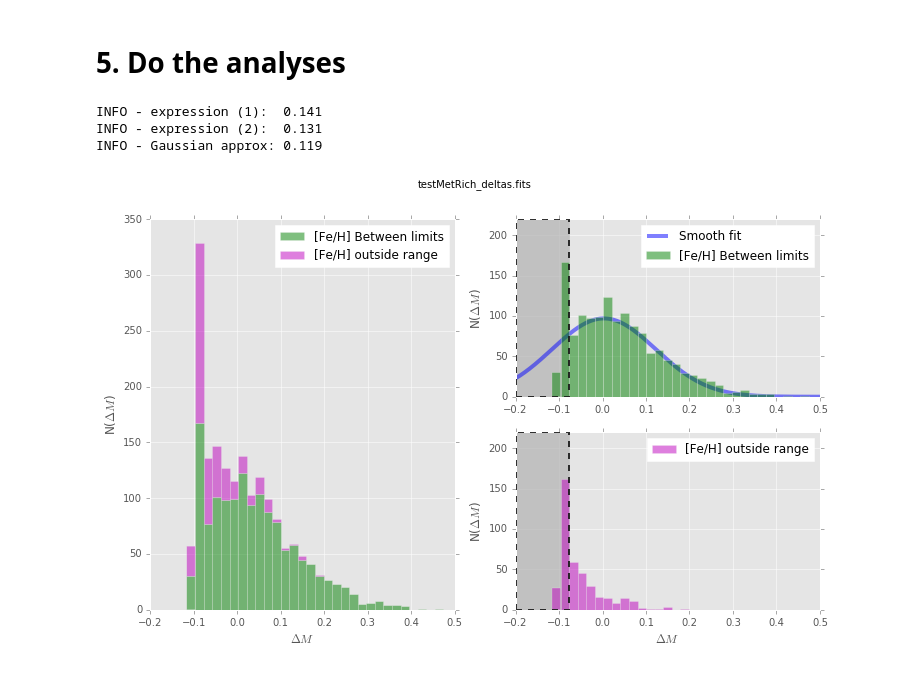
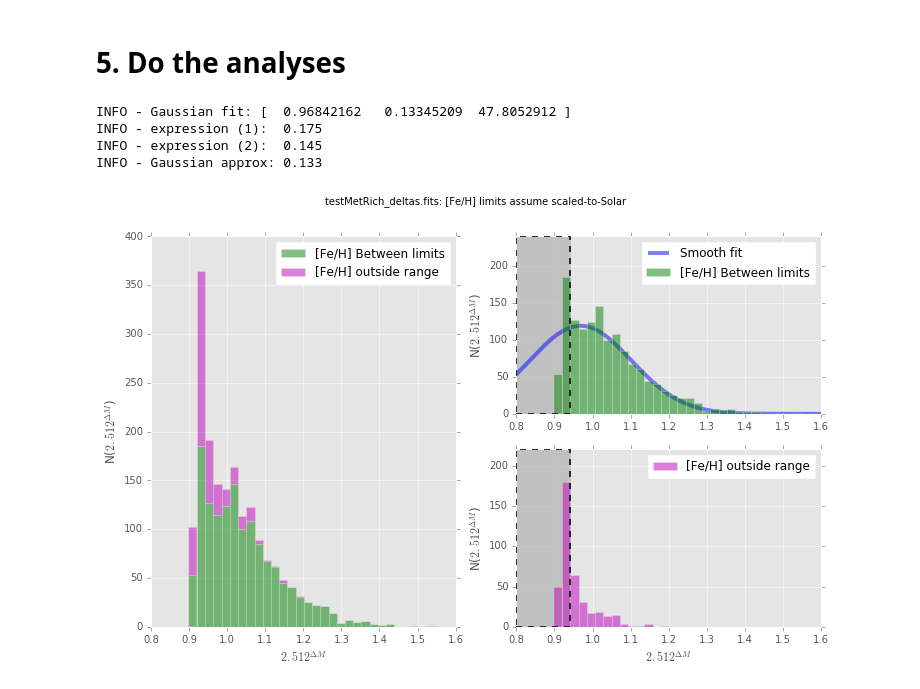
Before and after one commit to willclarkson/bastiTest, a Jupyter notebook: notebooks/2017-09-09_mitigateDeltaWrap.ipynb, the cells around one changed output. Cells and saved outputs as stored; diff of their text form; code cells hidden in the pictures.

Commit message:
More test-cases; can now assess in flux as well as magnitude

```diff
--- a/notebooks/2017-09-09_mitigateDeltaWrap.ipynb
+++ b/notebooks/2017-09-09_mitigateDeltaWrap.ipynb
@@ -82,7 +82,10 @@ def findVarianceSymm(tDeltas, limitColumn='fehSel', valuColumn='deltaMag', \
                     showFigure=False, \
                     alphaAvoid = 0.7, \
                     showExclude=True, \
-                    sLabelLim=r'[Fe/H]', sTitle=''):
+                    sLabelLim=r'[Fe/H]', \
+                     sTitle='', \
+                    asFlux=False, \
+                    Verbose=True):
 
     """Method that wraps the cell-by-cell analysis we did in v1 of this notebook"""
 
@@ -96,6 +99,10 @@ def findVarianceSymm(tDeltas, limitColumn='fehSel', valuColumn='deltaMag', \
 
     # Produce the pieces we'll need to compute and draw the histogram
     vDeltas = tDeltas[valuColumn]
+
+    if asFlux:
+        vDeltas = 2.512**vDeltas
+
     xRange = [np.min(vDeltas), np.max(vDeltas)]
 
     # compare the mean and median to decide which "bad" case we have here
@@ -137,6 +144,9 @@ def findVarianceSymm(tDeltas, limitColumn='fehSel', valuColumn='deltaMag', \
                            p0=guess, \
                           bounds=bounds)
 
+    if Verbose:
+        print "INFO - Gaussian fit:", popt
+
     # now find the variance of the points in the half we're using
     if usingHi:
         bForStat = (bOK) & (vDeltas > popt[0])
@@ -160,6 +170,9 @@ def findVarianceSymm(tDeltas, limitColumn='fehSel', valuColumn='deltaMag', \
 
         # some labels
         sLabelX = r'$\Delta M$'
+        if asFlux:
+            sLabelX = r'$2.512^{\Delta M}$'
+
         sLabelY = r'N(%s)' % (sLabelX)
 
         # set up for the stacked histogram
@@ -223,11 +236,21 @@ def findVarianceSymm(tDeltas, limitColumn='fehSel', valuColumn='deltaMag', \
             thisAxis.set_ylabel(sLabelY)
 
         if len(sTitle) > 0:
-            fig1.suptitle(sTitle)
+            sSet = ''
+            if isoSet.find('al') > -1:
+                sSet = r'$\alpha$-enhanced'
+            if isoSet.find('ss') > -1:
+                sSet = r'scaled-to-Solar'
+
+            if len(sSet) > 0:
+                sSet = ': [Fe/H] limits assume %s' % (sSet)
+
+            titlString = '%s%s' %(sTitle, sSet)
+            fig1.suptitle(titlString)
 
     return varHalf
 # %%
-def wrapGetStd(filDeltas='testMetRich_deltas.fits', isoSet='ss'):
+def wrapGetStd(filDeltas='testMetRich_deltas.fits', isoSet='ss', asFlux=False):
 
     """Convenient one-liner to do the analysis"""
 
@@ -239,7 +262,7 @@ def wrapGetStd(filDeltas='testMetRich_deltas.fits', isoSet='ss'):
 
     tDeltas = Table.read(pathDeltas)
     varHalf = findVarianceSymm(tDeltas, isoSet=isoSet, showFigure=True, \
-                              sTitle=filDeltas)
+                              sTitle=filDeltas, asFlux=asFlux)
 
     return np.sqrt(varHalf)
 # %% [markdown]
@@ -252,9 +275,10 @@ isoSet = 'ss'
 #filDeltas = 'haloMetalPoor_deltas.fits'
 # isoSet = 'al'
 # %%
-stdHalf = wrapGetStd(filDeltas, isoSet=isoSet)
+stdHalf = wrapGetStd(filDeltas, isoSet=isoSet, asFlux=True)
 # %% [output]
-INFO - expression (1):  0.141
-INFO - expression (2):  0.131
-INFO - Gaussian approx: 0.119
+INFO - Gaussian fit: [  0.96842162   0.13345209  47.8052912 ]
+INFO - expression (1):  0.175
+INFO - expression (2):  0.145
+INFO - Gaussian approx: 0.133
-[figure, old version]
+[figure, new version]
```
Also changed, not shown: parts of 2 cells of this notebook, 18 other files.
